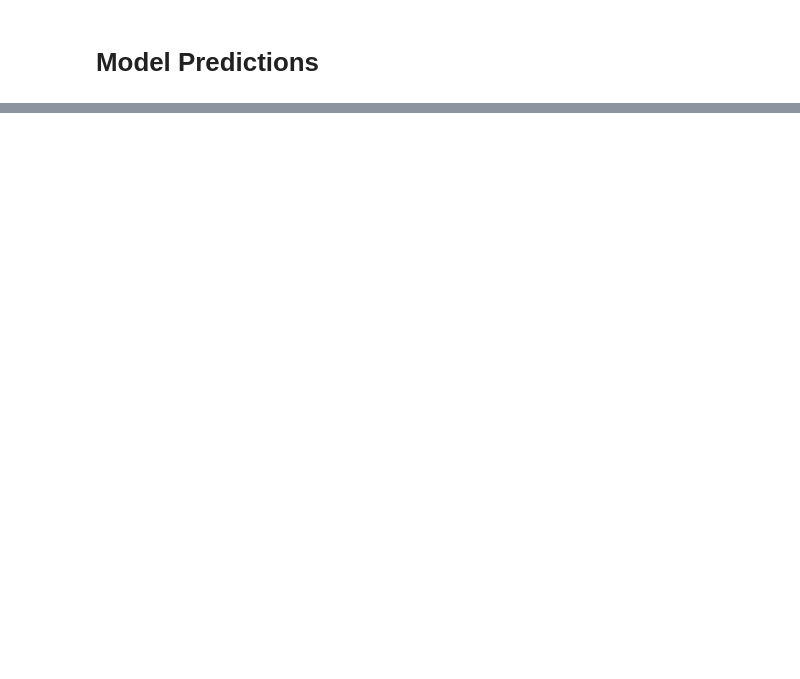
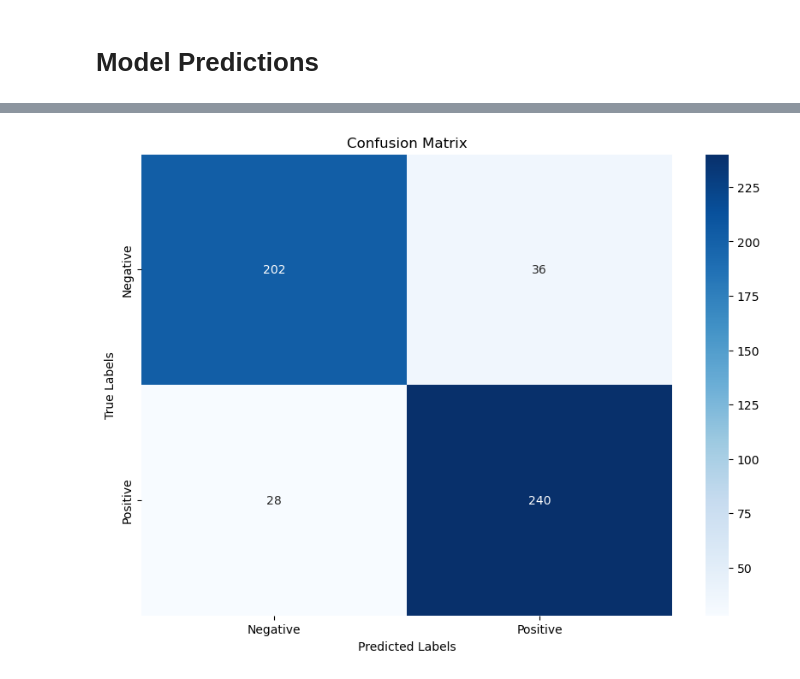
Before and after one commit to MaukanMir/Bone-Fracture-Image-Classification, a Jupyter notebook: training.ipynb, the cells around one changed output, grey strips where cells are left out. Drawn from its saved outputs; the diff is of its cells as text; code cells hidden in the pictures; blank space fills up the shorter version.

```diff
--- a/training.ipynb
+++ b/training.ipynb
@@ -195,3 +197,6 @@ plt.show()
 # %%
 y_pred = model.predict(X_test)
 y_pred = (y_pred > 0.5).astype(int)
+
+encoder = LabelEncoder()
+y_test_encoded = encoder.fit_transform(y_test)
@@ -198,11 +205,11 @@ y_pred = (y_pred > 0.5).astype(int)
 # %%
-
-cm = confusion_matrix(y_test, y_pred)
-
+cm = confusion_matrix(y_test_encoded, y_pred)
 
 plt.figure(figsize=(10, 7))
 sns.heatmap(cm, annot=True, fmt='d', cmap='Blues', xticklabels=['Negative', 'Positive'], yticklabels=['Negative', 'Positive'])
 plt.xlabel('Predicted Labels')
 plt.ylabel('True Labels')
 plt.title('Confusion Matrix')
 plt.show()
+# %% [output]
+[figure, added]
```
Also changed, not shown: parts of 4 cells of this notebook.
